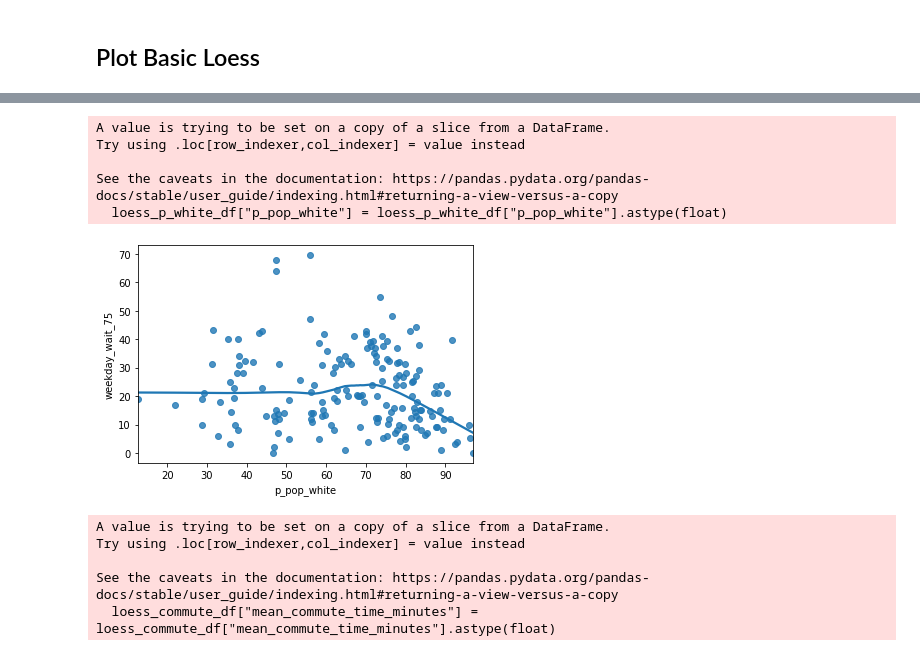
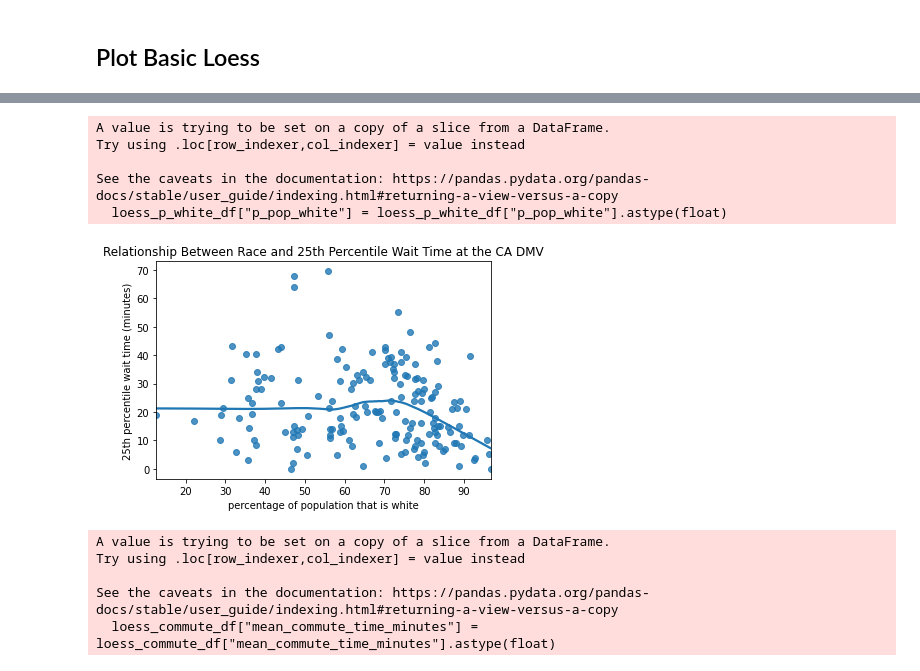
Before and after one commit to soodoku/wait, a Jupyter notebook: scripts/Sociodem.ipynb, the cells around one changed output, grey strips where cells are left out. Saved outputs shown, nothing was run; the diff lists cells and outputs as text; code cells hidden in the pictures.

```diff
--- a/scripts/Sociodem.ipynb
+++ b/scripts/Sociodem.ipynb
@@ -370,18 +407,25 @@ See the caveats in the documentation: https://pandas.pydata.org/pandas-docs/stab
 # %%
 # % White and average long weekday wait
 loess_p_white_df = combined_df[["weekday_wait_75", "p_pop_white"]]
 
 loess_p_white_df["p_pop_white"] = loess_p_white_df["p_pop_white"].astype(float)
 loess_p_white_df = loess_p_white_df[loess_p_white_df['p_pop_white'].notna()] # make sure median household income is non NaN
-sns.regplot(x="p_pop_white", y="weekday_wait_75", data=loess_p_white_df,
+ax = sns.regplot(x="p_pop_white", y="weekday_wait_75", data=loess_p_white_df,
            lowess=True);
+
+ax.set_xlabel("percentage of population that is white")
+ax.set_ylabel("25th percentile wait time (minutes)")
+ax.set_title("Relationship Between Race and 25th Percentile Wait Time at the CA DMV")
+
+figure = ax.get_figure()
+figure.savefig('../images/loess_percentage_of_population_white_dmv_25_percentile_wait.png')
 # %% [output]
 A value is trying to be set on a copy of a slice from a DataFrame.
 Try using .loc[row_indexer,col_indexer] = value instead
 
 See the caveats in the documentation: https://pandas.pydata.org/pandas-docs/stable/user_guide/indexing.html#returning-a-view-versus-a-copy
   loess_p_white_df["p_pop_white"] = loess_p_white_df["p_pop_white"].astype(float)
-[figure, old version]
+[figure, new version]
 # %%
 # daily commute length and average weekday wait
 loess_commute_df = combined_df[["weekday_wait_50", "mean_commute_time_minutes"]]
```
Also changed, not shown: parts of 6 cells of this notebook, 20 other files.
